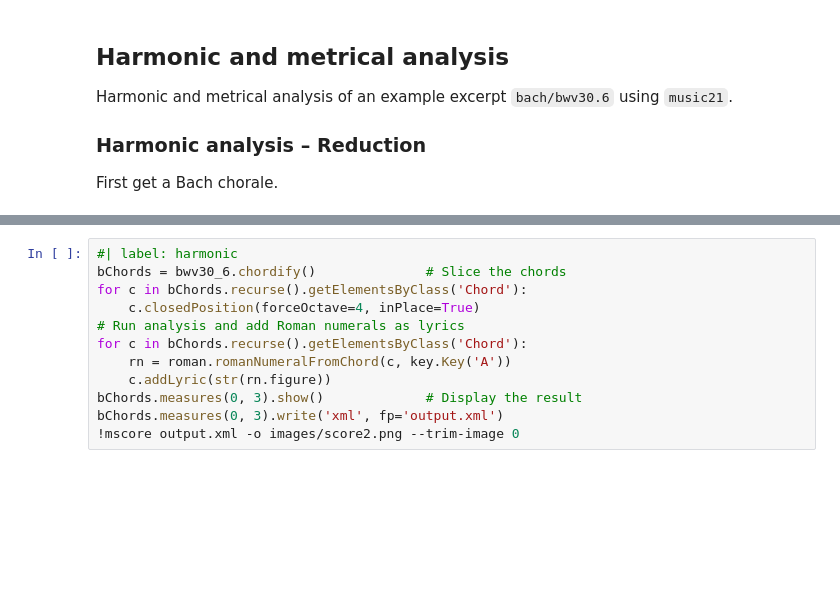
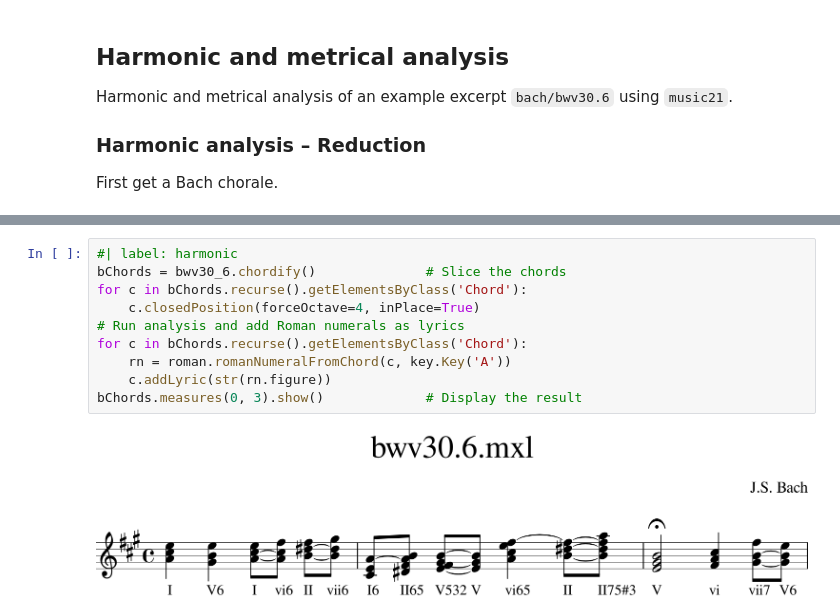
Before and after one commit to tuomaseerola/emr, a Jupyter notebook: nb/Chapter9.1.ipynb, the cells around one changed output, grey strips where cells are left out. Saved outputs shown, nothing was run; the diff lists cells and outputs as text; blank space fills up the shorter version.

```diff
--- a/nb/Chapter9.1.ipynb
+++ b/nb/Chapter9.1.ipynb
@@ -81,13 +100,13 @@ Analyse chords using Roman numerals.
 # %%
 #| label: harmonic
 bChords = bwv30_6.chordify()              # Slice the chords
 for c in bChords.recurse().getElementsByClass('Chord'):
     c.closedPosition(forceOctave=4, inPlace=True)
 # Run analysis and add Roman numerals as lyrics
 for c in bChords.recurse().getElementsByClass('Chord'):
     rn = roman.romanNumeralFromChord(c, key.Key('A'))
     c.addLyric(str(rn.figure))
 bChords.measures(0, 3).show()             # Display the result
-bChords.measures(0, 3).write('xml', fp='output.xml')
-!mscore output.xml -o images/score2.png --trim-image 0
+# %% [output]
+[figure, added]
 # %% [markdown]
```
Also changed, not shown: parts of 6 cells of this notebook.
